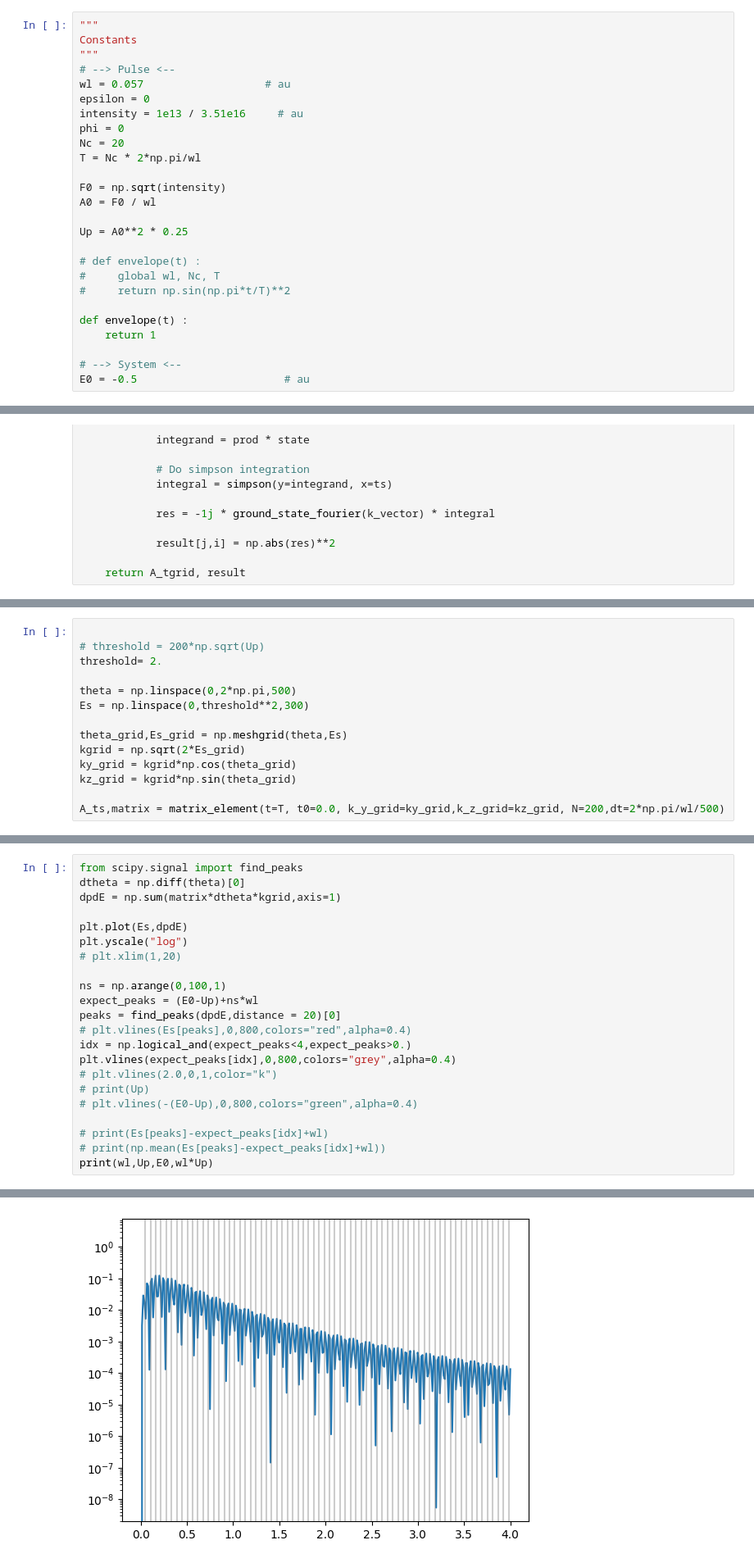
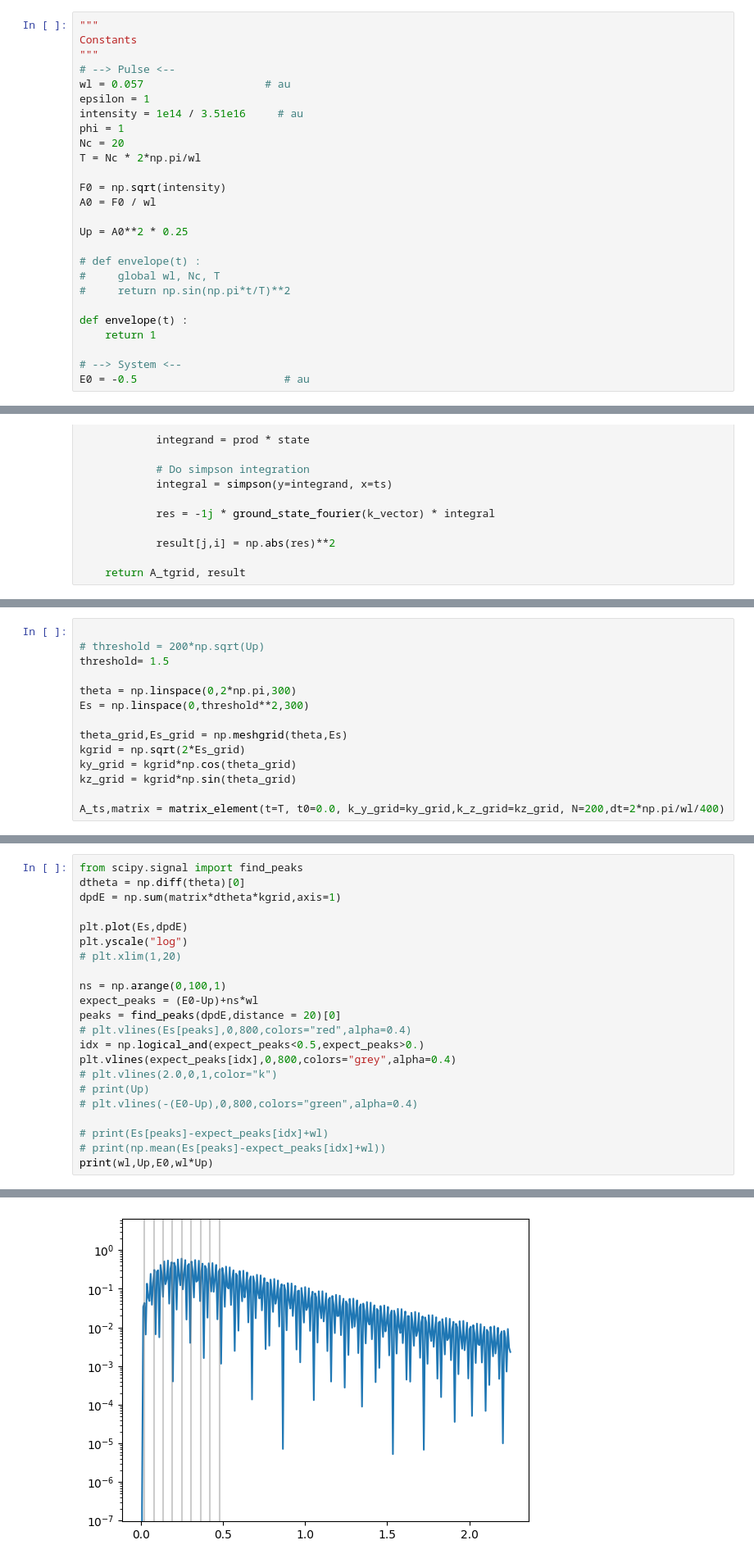
Before and after one commit to nrneubert/UFS, a Jupyter notebook: main_vectorized - Angular integration test cranked.ipynb, the cells around one changed output, grey strips where cells are left out. Shown at 82% size. Drawn from its saved outputs; the diff is of its cells as text.

```diff
--- a/main_vectorized - Angular integration test cranked.ipynb
+++ b/main_vectorized - Angular integration test cranked.ipynb
@@ -10,9 +10,9 @@ Constants
 """
 # --> Pulse <--
 wl = 0.057                   # au
-epsilon = 0
-intensity = 1e13 / 3.51e16     # au
-phi = 0
+epsilon = 1
+intensity = 1e14 / 3.51e16     # au
+phi = 1
 Nc = 20
 T = Nc * 2*np.pi/wl
 
@@ -145,9 +145,9 @@ print(alphas)
 # %%
 
 # threshold = 200*np.sqrt(Up)
-threshold= 2.
+threshold= 1.5
 
-theta = np.linspace(0,2*np.pi,500)
+theta = np.linspace(0,2*np.pi,300)
 Es = np.linspace(0,threshold**2,300)
 
 theta_grid,Es_grid = np.meshgrid(theta,Es)
@@ -155,5 +155,5 @@ kgrid = np.sqrt(2*Es_grid)
 ky_grid = kgrid*np.cos(theta_grid)
 kz_grid = kgrid*np.sin(theta_grid)
 
-A_ts,matrix = matrix_element(t=T, t0=0.0, k_y_grid=ky_grid,k_z_grid=kz_grid, N=200,dt=2*np.pi/wl/500)
+A_ts,matrix = matrix_element(t=T, t0=0.0, k_y_grid=ky_grid,k_z_grid=kz_grid, N=200,dt=2*np.pi/wl/400)
 # %% [output]
@@ -192,7 +192,7 @@ ns = np.arange(0,100,1)
 expect_peaks = (E0-Up)+ns*wl
 peaks = find_peaks(dpdE,distance = 20)[0]
 # plt.vlines(Es[peaks],0,800,colors="red",alpha=0.4)
-idx = np.logical_and(expect_peaks<4,expect_peaks>0.)
+idx = np.logical_and(expect_peaks<0.5,expect_peaks>0.)
 plt.vlines(expect_peaks[idx],0,800,colors="grey",alpha=0.4)
 # plt.vlines(2.0,0,1,color="k")
 # print(Up)
@@ -206,4 +206,4 @@ print(wl,Up,E0,wl*Up)
-[figure, old version]
+[figure, new version]
 # %%
 
 xs = np.linspace(0,10*Up,100000)
```
Also changed, not shown: parts of 8 cells of this notebook.
